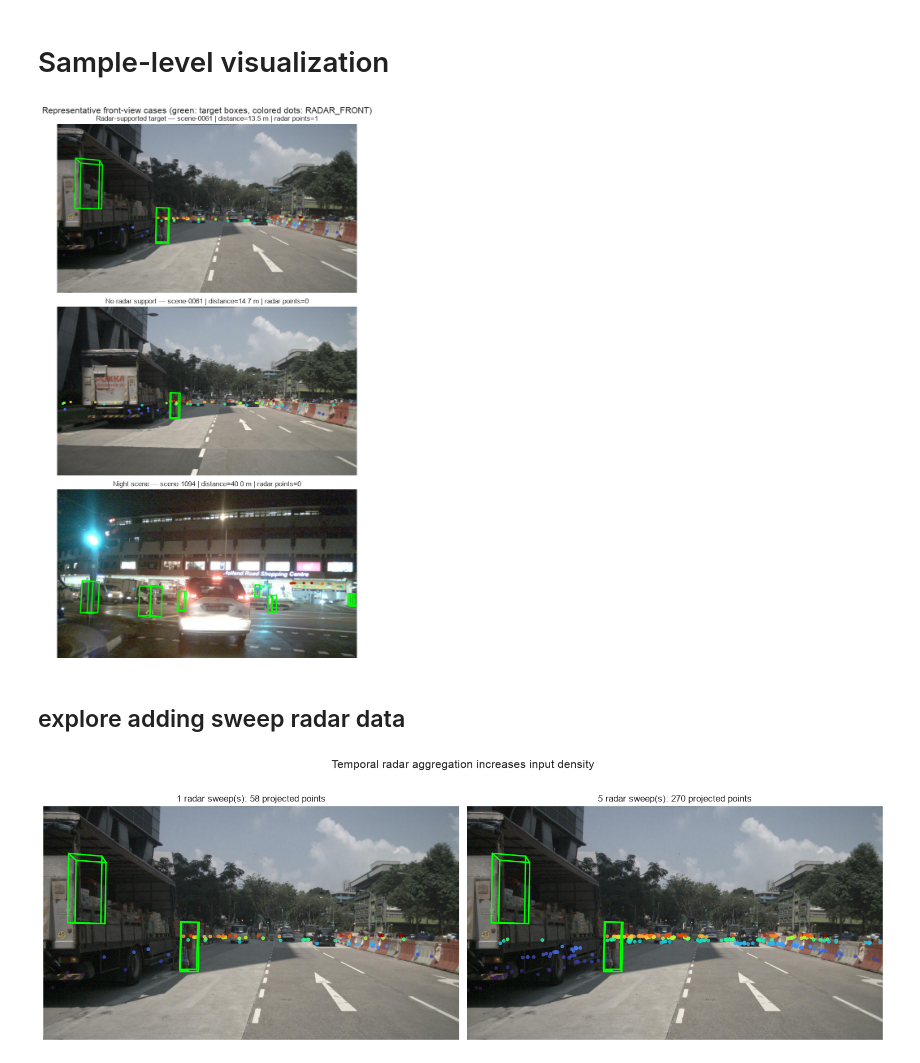
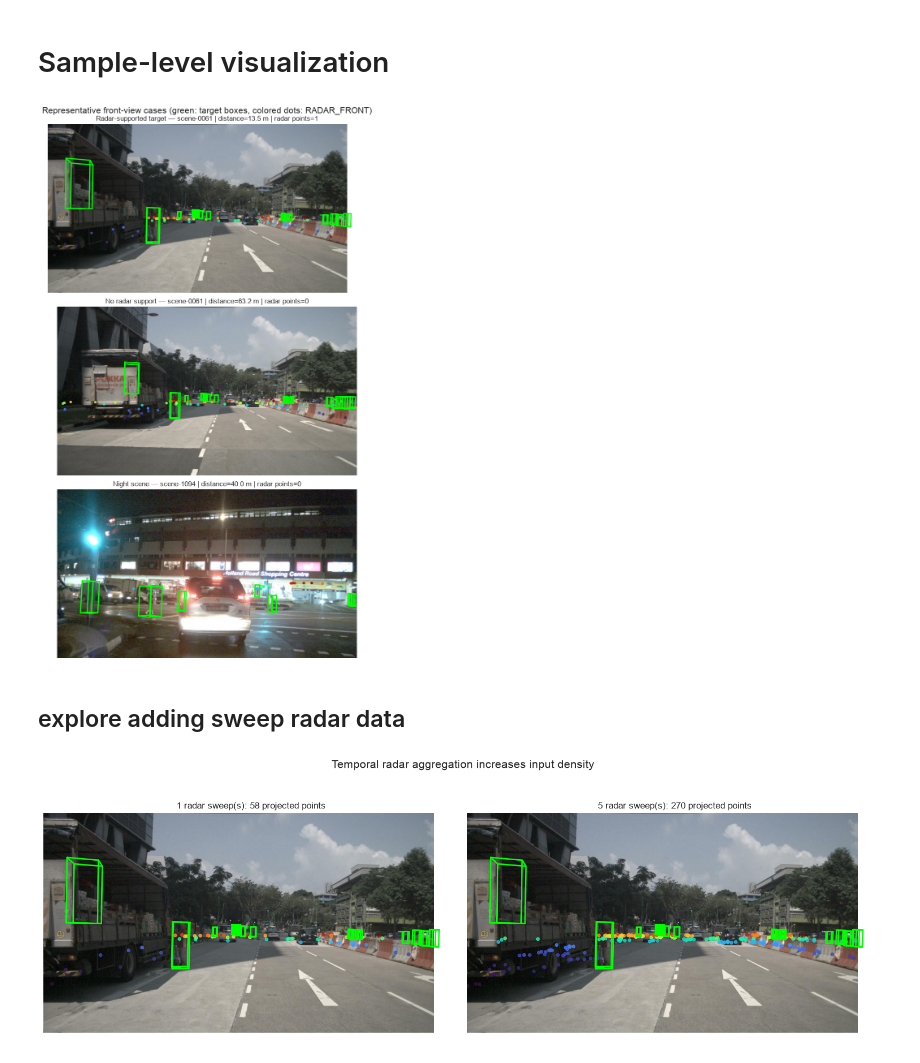
Before and after one commit to kuowilliam/imec, a Jupyter notebook: src/notebooks/eda.ipynb, the cells around one changed output. Drawn from its saved outputs; the diff is of its cells as text; code cells hidden in the pictures.

Commit message:
finish data loader and prepcrocessing. create v1 version model

```diff
--- a/src/notebooks/eda.ipynb
+++ b/src/notebooks/eda.ipynb
@@ -214,7 +214,6 @@ for sample in nusc.sample:
             "scene": scene,
             "instance": ann["instance_token"],
             "distance_m": distance,
-            "within_40m": distance <= 40,
             "lidar_pts": ann["num_lidar_pts"],
             "radar_pts": ann["num_radar_pts"],
         })
@@ -223,8 +222,7 @@ summary = []
 
 for split in ("mini_train", "mini_val"):
     records = [r for r in pedestrian_records if r["split"] == split]
-    within_40m = [r for r in records if r["within_40m"]]
-    no_radar = [r for r in within_40m if r["radar_pts"] == 0]
+    no_radar = [r for r in records if r["radar_pts"] == 0]
 
     summary.append({
         "Split": split,
@@ -232,8 +230,7 @@ for split in ("mini_train", "mini_val"):
         "Frames with pedestrian": frames_with_ped[split],
         "Front pedestrian boxes": len(records),
         "Unique pedestrians": len({r["instance"] for r in records}),
-        "≤40 m": len(within_40m),
-        "No radar ≤40 m": f"{len(no_radar)} ({100 * len(no_radar) / len(within_40m):.1f}%)",
+        "No radar": f"{len(no_radar)} ({100 * len(no_radar) / len(records):.1f}%)",
         "Median distance": f"{np.median([r['distance_m'] for r in records]):.1f} m",
     })
 
@@ -323,10 +319,7 @@ Modeling consequences:
 # %%
 def draw_target_boxes(ax, sample):
     """
-    Draw pedestrian boxes that meet the target definition on the CAM_FRONT image.
-    - only pedestrian
-    - within 40 m
-    - with sensor support (LIDAR or RADAR)
+    Draw all visible pedestrian boxes on the CAM_FRONT image.
     """
     camera_token = sample["data"]["CAM_FRONT"]
     _, boxes, camera_intrinsic = nusc.get_sample_data(camera_token)
@@ -334,25 +327,6 @@ def draw_target_boxes(ax, sample):
     for box in boxes:
         # Keep only pedestrian boxes
         if category_to_detection_name(box.name) != "pedestrian":
-            continue
-
-        ann = nusc.get("sample_annotation", box.token)
-
-        # Keep only pedestrians with LiDAR or radar support
-        if ann["num_lidar_pts"] == 0 and ann["num_radar_pts"] == 0:
-            continue
-
-        # Calculate pedestrian distance from ego vehicle
-        lidar_data = nusc.get("sample_data", sample["data"]["LIDAR_TOP"])
-        ego_pose = nusc.get("ego_pose", lidar_data["ego_pose_token"])
-
-        distance = np.linalg.norm(
-            np.array(ann["translation"][:2])
-            - np.array(ego_pose["translation"][:2])
-        )
-
-        # Keep only pedestrians within 40 m
-        if distance > 40:
             continue
 
         box.render(
@@ -375,51 +349,48 @@ def render_camera_radar_sample(ax, record, title):
     ax.set_title(title)
     ax.axis("off")
 
-# Pedestrian within 40 m with radar support
+# Pedestrian with annotation-level radar support
 supported = next(
     r for r in pedestrian_records
     if r["split"] == "mini_train"
-    and r["within_40m"]
     and r["radar_pts"] > 0
 )
 
-# Pedestrian within 40 m without radar support
+# Pedestrian without annotation-level radar support
 unsupported = next(
     r for r in pedestrian_records
     if r["split"] == "mini_train"
-    and r["within_40m"]
     and r["radar_pts"] == 0
 )
 
 # Example from a night scene
 night = next(
     r for r in pedestrian_records
     if r["scene"] in {"scene-1094", "scene-1100"}
-    and r["within_40m"]
 )
 
 cases = [
     (supported, f'Radar-supported target — {supported["scene"]}'),
     (unsupported, f'No radar support — {unsupported["scene"]}'),
     (night, f'Night scene — {night["scene"]}'),
 ]
 
 fig, axes = plt.subplots(3, 1, figsize=(15, 14))
 for ax, (record, title) in zip(axes, cases):
     render_camera_radar_sample(
         ax,
         record,
         (
             f'{title} | '
             f'distance={record["distance_m"]:.1f} m | '
             f'radar points={record["radar_pts"]}'
         ),
     )
 fig.suptitle("Representative front-view cases (green: target boxes, colored dots: RADAR_FRONT)", fontsize=15)
 fig.tight_layout()
 plt.show()
 # %% [output]
-[figure, old version]
+[figure, new version]
 # %% [markdown]
 ## explore adding sweep radar data
 # %%
@@ -468,7 +439,7 @@ fig.suptitle("Temporal radar aggregation increases input density", fontsize=15)
 fig.tight_layout()
 plt.show()
 # %% [output]
-[figure, old version]
+[figure, new version]
 # %% [markdown]
 ## EDA Final Summary
 
```
Also changed, not shown: parts of 5 cells of this notebook, 15 other files.
